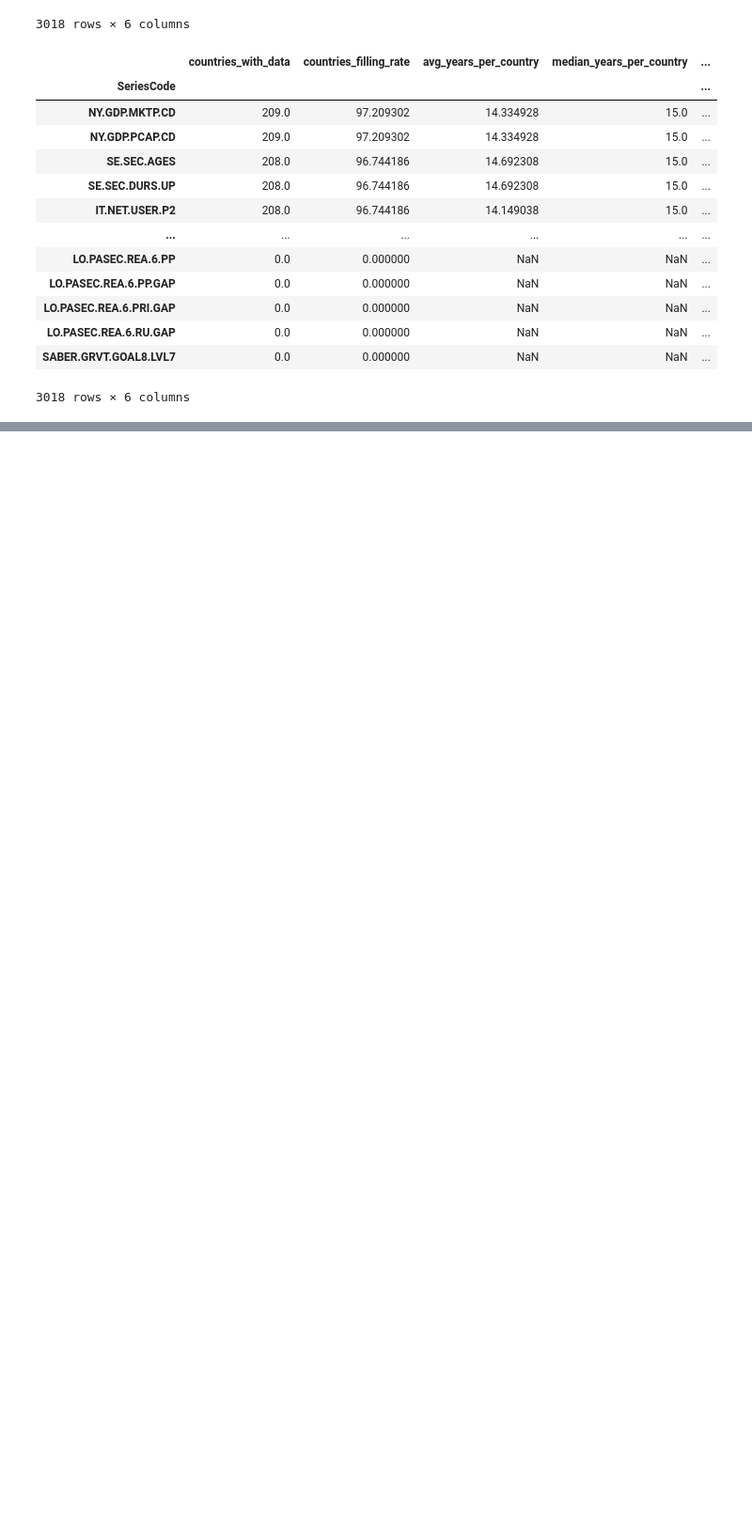
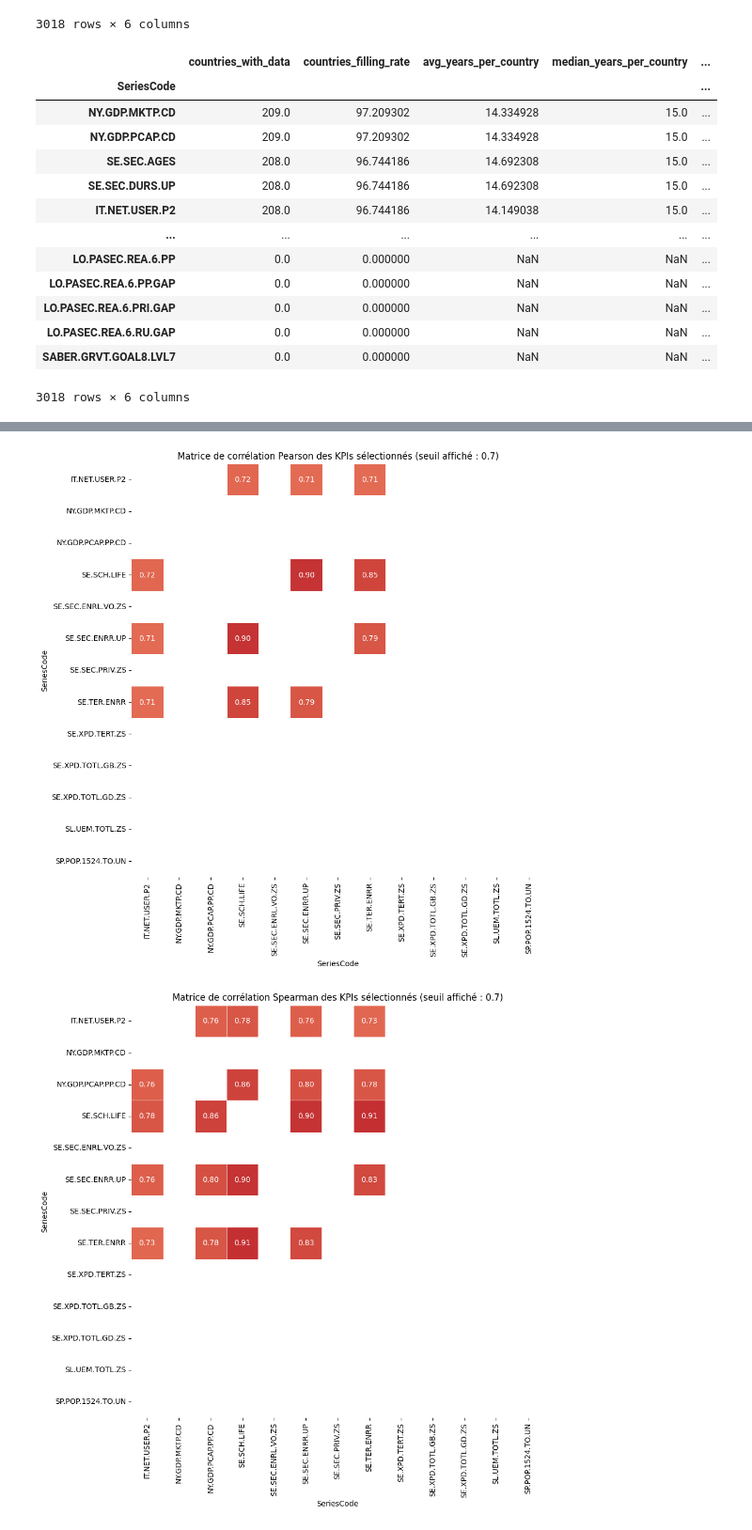
Before and after one commit to PAANNO/OPC-Data_Engineer, a Jupyter notebook: OPC2-Analysez les données de systèmes éducatifs/notebooks/Analyse des données.ipynb, the cells around one changed output, grey strips where cells are left out. Shown at 94% size. Saved outputs shown, nothing was run; the diff lists cells and outputs as text; code cells hidden in the pictures; blank space fills up the shorter version.

```diff
--- a/OPC2-Analysez les données de systèmes éducatifs/notebooks/Analyse des données.ipynb
+++ b/OPC2-Analysez les données de systèmes éducatifs/notebooks/Analyse des données.ipynb
@@ -687,0 +818,18 @@ Cette sélection répond directement à la demande métier : **quantifier le viv
+# %%
+final_kpis = ["NY.GDP.PCAP.PP.CD", "IT.NET.USER.P2", "SP.POP.1524.TO.UN", "SE.SEC.ENRR.UP", "SE.TER.ENRR",
+              "SE.SEC.ENRL.VO.ZS", "SE.SEC.PRIV.ZS", "SE.XPD.TOTL.GD.ZS", "SE.XPD.TOTL.GB.ZS", "SE.XPD.TERT.ZS",
+              "SE.SCH.LIFE", "NY.GDP.MKTP.CD", "SL.UEM.TOTL.ZS"]
+# On vérifie que notre liste finale de KPIs est bien présente dans les données
+missing_final_kpis = [kpi for kpi in final_kpis if kpi not in country_kpi_dfs["data"]["SeriesCode"].unique()]
+
+if missing_final_kpis:
+    print(f"Les KPIs suivants sont absents des données : {', '.join(missing_final_kpis)}.")
+else:
+    final_country_kpi_dfs = {
+        name: (rl_country if name == "country"  # on conserve le dataframe nettoyé pour les pays
+               else df.merge(pd.DataFrame({'Year':relevent_years_footnote}), on='Year', how='inner') if name == 'footnote' # on filtre les footnotes par années pertinentes
+               else country_kpi_relevant.merge(pd.DataFrame({'SeriesCode': final_kpis}), on='SeriesCode', how='inner') if name == 'data'
+               else df.merge(pd.DataFrame({'SeriesCode': final_kpis}), on='SeriesCode', how='inner'))  # on filtre par SeriesCode pour les autres
+        for name, df in country_kpi_dfs.items()
+    }
+    display(final_country_kpi_dfs["data"])
@@ -687,0 +850,35 @@ Cette sélection répond directement à la demande métier : **quantifier le viv
+# %%
+# Passage en long format pour analyse des KPI sélectionnés
+long_final_data_df = final_country_kpi_dfs["data"].melt(
+    id_vars=["CountryCode", "SeriesCode"],
+    value_vars=[str(year) for year in relevent_years],
+    var_name="Year",
+    value_name="Value"
+)
+
+# Pivotement des données pour avoir les KPI en colonnes
+pivot_final_data_df = long_final_data_df.pivot_table(
+    index=["CountryCode", "Year"],
+    columns="SeriesCode",
+    values="Value"
+)
+
+# Création des matrices de corrélation pour les KPI sélectionnés
+corr_pearson = pivot_final_data_df.corr(method='pearson')
+corr_spearman = pivot_final_data_df.corr(method='spearman')
+
+thr = 0.7
+mask_pearson = (corr_pearson.abs() < thr) | np.eye(corr_pearson.shape[0], dtype=bool)
+mask_spearman = (corr_spearman.abs() < thr) | np.eye(corr_spearman.shape[0], dtype=bool)
+
+plt.figure(figsize=(14, 10))
+sns.heatmap(corr_pearson, mask=mask_pearson, annot=True, fmt=".2f", cmap="coolwarm", vmin=-1, vmax=1, square=True, linewidths=0.5, cbar=False)
+plt.title("Matrice de corrélation Pearson des KPIs sélectionnés (seuil affiché : 0.7)")
+plt.show()
+plt.figure(figsize=(14, 10))
+sns.heatmap(corr_spearman, mask=mask_spearman, annot=True, fmt=".2f", cmap="coolwarm", vmin=-1, vmax=1, square=True, linewidths=0.5, cbar=False)
+plt.title("Matrice de corrélation Spearman des KPIs sélectionnés (seuil affiché : 0.7)")
+plt.show()
+# %% [output]
+[figure, added]
+[figure, added]
```
Also changed, not shown: parts of 13 cells of this notebook, 1 other file.
